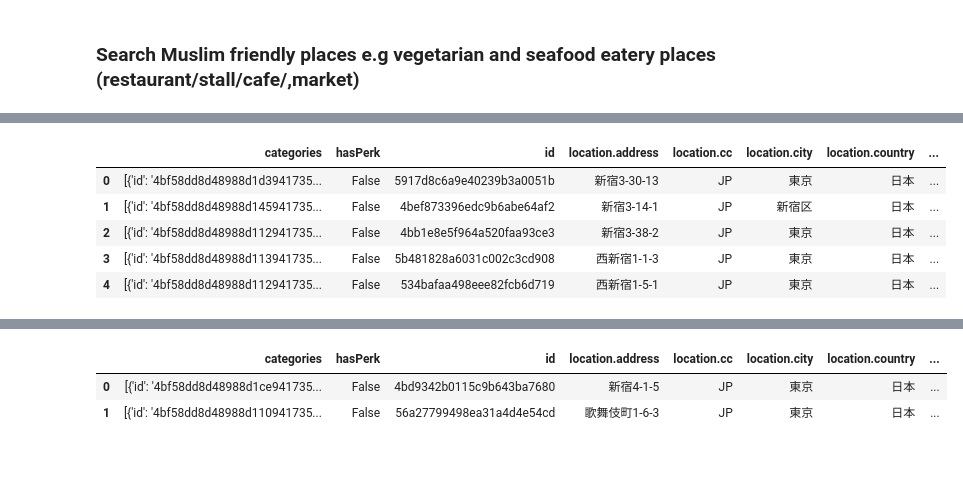
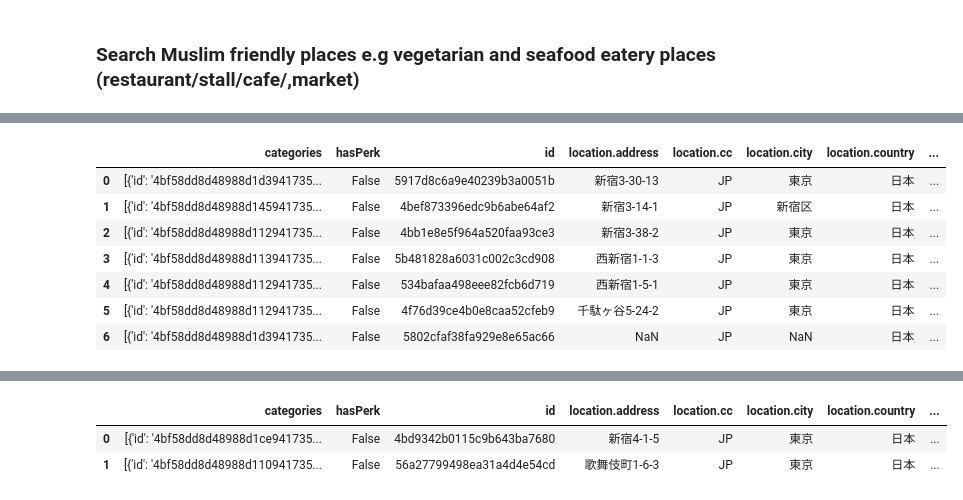
Before and after one commit to serenaroseaini/Bulan, a Jupyter notebook: Capstone project_Final.ipynb, the cells around one changed output, grey strips where cells are left out. Drawn from its saved outputs; the diff is of its cells as text; code cells hidden in the pictures; blank space fills up the shorter version.

```diff
--- a/Capstone project_Final.ipynb
+++ b/Capstone project_Final.ipynb
@@ -947,17 +1009,19 @@ result2
 # %%
 # assign relevant part of JSON to venues
 venue2 = result2['response']['venues']
 
 # tranform venues into a dataframe
 shinjuku_vege = json_normalize(venue2)
-shinjuku_vege.head()
+shinjuku_vege
 # %% [output]
 |  | categories | hasPerk | id | location.address | location.cc | location.city | location.country | ... |
 | 0 | [{'id': '4bf58dd8d48988d1d3941735... | False | 5917d8c6a9e40239b3a0051b | 新宿3-30-13 | JP | 東京 | 日本 | ... |
 | 1 | [{'id': '4bf58dd8d48988d145941735... | False | 4bef873396edc9b6abe64af2 | 新宿3-14-1 | JP | 新宿区 | 日本 | ... |
 | 2 | [{'id': '4bf58dd8d48988d112941735... | False | 4bb1e8e5f964a520faa93ce3 | 新宿3-38-2 | JP | 東京 | 日本 | ... |
 | 3 | [{'id': '4bf58dd8d48988d113941735... | False | 5b481828a6031c002c3cd908 | 西新宿1-1-3 | JP | 東京 | 日本 | ... |
 | 4 | [{'id': '4bf58dd8d48988d112941735... | False | 534bafaa498eee82fcb6d719 | 西新宿1-5-1 | JP | 東京 | 日本 | ... |
+| 5 | [{'id': '4bf58dd8d48988d112941735... | False | 4f76d39ce4b0e8caa52cfeb9 | 千駄ヶ谷5-24-2 | JP | 東京 | 日本 | ... |
+| 6 | [{'id': '4bf58dd8d48988d1d3941735... | False | 5802cfaf38fa929e8e65ac66 | NaN | JP | NaN | 日本 | ... |
 # %%
 # search query to 'seafood'
 search_query = 'seafood'
```
Also changed, not shown: parts of 22 cells of this notebook.
